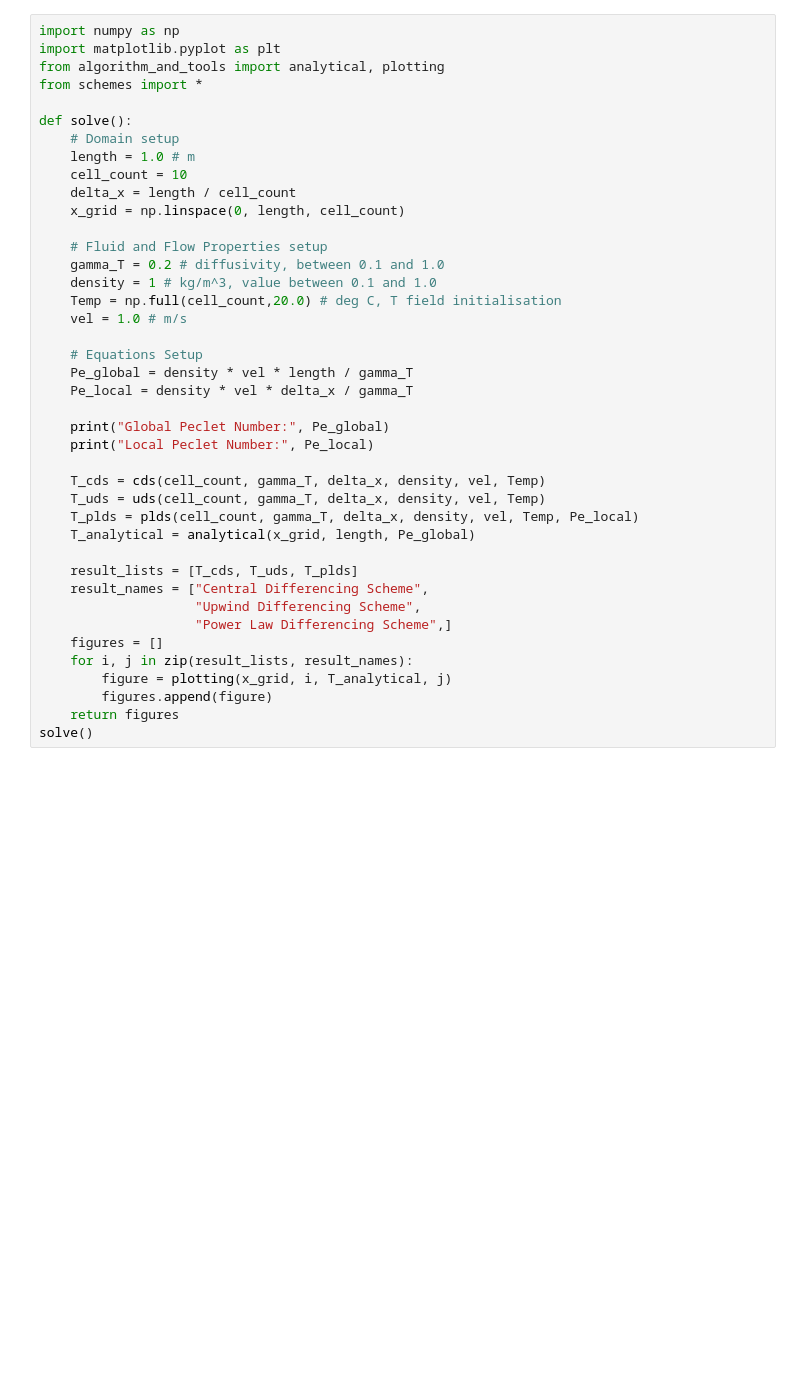
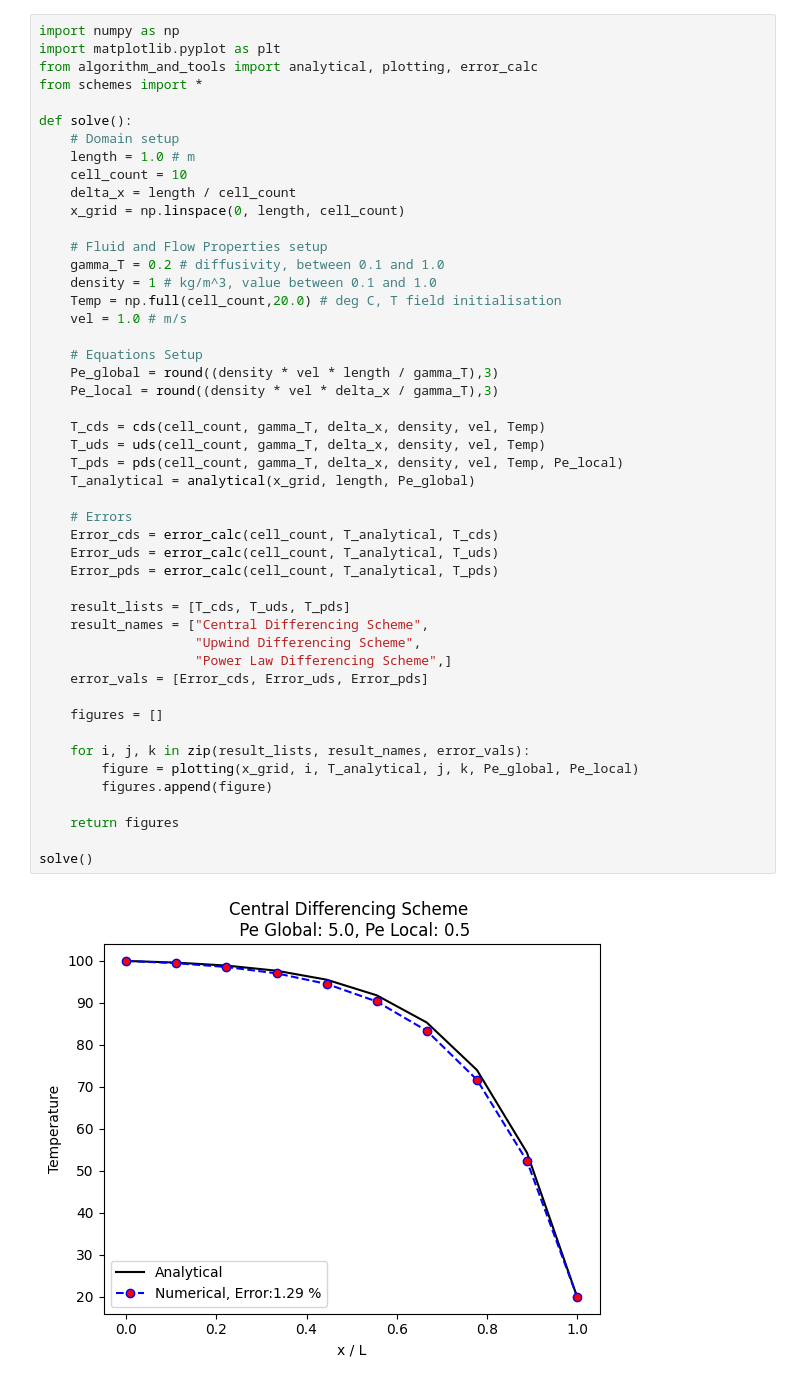
Before and after one commit to abirizky998/CFD_Course_Imperial, a Jupyter notebook: Coursework 1/1D_steady_state_convection_diffusion.ipynb, the cells around one changed output. Saved outputs shown, nothing was run; the diff lists cells and outputs as text; blank space fills up the shorter version.

```diff
--- a/Coursework 1/1D_steady_state_convection_diffusion.ipynb
+++ b/Coursework 1/1D_steady_state_convection_diffusion.ipynb
@@ -1,41 +1,50 @@
 # %%
 import numpy as np
 import matplotlib.pyplot as plt
-from algorithm_and_tools import analytical, plotting
+from algorithm_and_tools import analytical, plotting, error_calc
 from schemes import *
 
 def solve():
     # Domain setup
     length = 1.0 # m
     cell_count = 10
     delta_x = length / cell_count
     x_grid = np.linspace(0, length, cell_count)
 
     # Fluid and Flow Properties setup
     gamma_T = 0.2 # diffusivity, between 0.1 and 1.0
     density = 1 # kg/m^3, value between 0.1 and 1.0
     Temp = np.full(cell_count,20.0) # deg C, T field initialisation
     vel = 1.0 # m/s
 
     # Equations Setup
-    Pe_global = density * vel * length / gamma_T
-    Pe_local = density * vel * delta_x / gamma_T
-
-    print("Global Peclet Number:", Pe_global)
-    print("Local Peclet Number:", Pe_local)
+    Pe_global = round((density * vel * length / gamma_T),3)
+    Pe_local = round((density * vel * delta_x / gamma_T),3)
 
     T_cds = cds(cell_count, gamma_T, delta_x, density, vel, Temp)
     T_uds = uds(cell_count, gamma_T, delta_x, density, vel, Temp)
-    T_plds = plds(cell_count, gamma_T, delta_x, density, vel, Temp, Pe_local)
+    T_pds = pds(cell_count, gamma_T, delta_x, density, vel, Temp, Pe_local)
     T_analytical = analytical(x_grid, length, Pe_global)
 
-    result_lists = [T_cds, T_uds, T_plds]
+    # Errors
+    Error_cds = error_calc(cell_count, T_analytical, T_cds)
+    Error_uds = error_calc(cell_count, T_analytical, T_uds)
+    Error_pds = error_calc(cell_count, T_analytical, T_pds)
+
+    result_lists = [T_cds, T_uds, T_pds]
     result_names = ["Central Differencing Scheme",
                     "Upwind Differencing Scheme",
                     "Power Law Differencing Scheme",]
+    error_vals = [Error_cds, Error_uds, Error_pds]
+
     figures = []
-    for i, j in zip(result_lists, result_names):
-        figure = plotting(x_grid, i, T_analytical, j)
+
+    for i, j, k in zip(result_lists, result_names, error_vals):
+        figure = plotting(x_grid, i, T_analytical, j, k, Pe_global, Pe_local)
         figures.append(figure)
+
     return figures
+
 solve()
+# %% [output]
+[figure, added]
```
Also changed, not shown: parts of 1 cell of this notebook, 4 other files.
